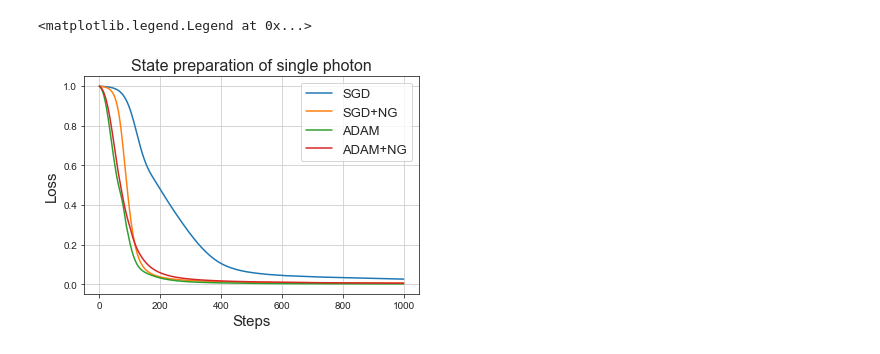
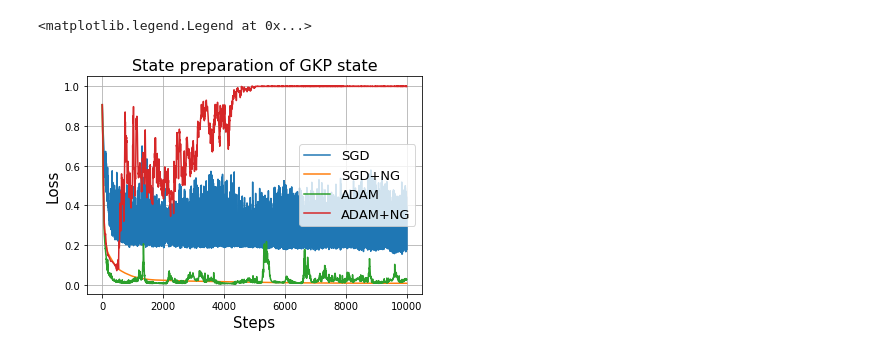
Before and after one commit to Miatto-research-group/Poenta, a Jupyter notebook: Untitled.ipynb, the cells around one changed output. Cells and saved outputs as stored; diff of their text form; code cells hidden in the pictures.

```diff
--- a/Untitled.ipynb
+++ b/Untitled.ipynb
@@ -12,8 +12,8 @@ target_out = single_photon(50)
 # %%
-device = Circuit(num_layers=10, num_modes=1, num_seed =665, dtype=tf.complex128)
+device = Circuit(num_layers=25, num_modes=1, num_seed =661, dtype=tf.complex128)
 tuple_in_out = (state_in,target_out),
 device.set_input_output_pairs(*tuple_in_out)
-device.optimize(steps=1000, optimizer="SGD", learning_rate=0.001, scheduler = True, nat_grad = False)
+device.optimize(steps=10000, optimizer="SGD", learning_rate=0.001, scheduler = False, nat_grad = False)
 losses0 = device._historycallback.losses
 # %% [output]
 [interactive output not drawn]
@@ -28,8 +21,8 @@ losses0 = device._historycallback.losses
 # %%
-device = Circuit(num_layers=10, num_modes=1, num_seed =665, dtype=tf.complex128)
+device = Circuit(num_layers=25, num_modes=1, num_seed =661, dtype=tf.complex128)
 tuple_in_out = (state_in,target_out),
 device.set_input_output_pairs(*tuple_in_out)
-device.optimize(steps=1000, optimizer="SGD", learning_rate=0.001, scheduler = True, nat_grad = True)
+device.optimize(steps=10000, optimizer="SGD", learning_rate=0.001, scheduler = False, nat_grad = True)
 losses1 = device._historycallback.losses
 # %% [output]
 [interactive output not drawn]
@@ -37,8 +30,8 @@ losses1 = device._historycallback.losses
 # %%
-device = Circuit(num_layers=10, num_modes=1, num_seed =665, dtype=tf.complex128)
+device = Circuit(num_layers=25, num_modes=1, num_seed =661, dtype=tf.complex128)
 tuple_in_out = (state_in,target_out),
 device.set_input_output_pairs(*tuple_in_out)
-device.optimize(steps=1000, optimizer="Adam", learning_rate=0.001, scheduler = True, nat_grad = False)
+device.optimize(steps=10000, optimizer="Adam", learning_rate=0.001, scheduler = False, nat_grad = False)
 losses2 = device._historycallback.losses
 # %% [output]
 [interactive output not drawn]
@@ -46,8 +39,8 @@ losses2 = device._historycallback.losses
 # %%
-device = Circuit(num_layers=10, num_modes=1, num_seed =665, dtype=tf.complex128)
+device = Circuit(num_layers=25, num_modes=1, num_seed =661, dtype=tf.complex128)
 tuple_in_out = (state_in,target_out),
 device.set_input_output_pairs(*tuple_in_out)
-device.optimize(steps=1000, optimizer="Adam", learning_rate=0.001, scheduler = True, nat_grad = True)
+device.optimize(steps=10000, optimizer="Adam", learning_rate=0.001, scheduler = False, nat_grad = True)
 losses3 = device._historycallback.losses
 # %% [output]
 [interactive output not drawn]
@@ -62,17 +55,17 @@ losses3 = device._historycallback.losses
 # %%
 plot0 = plt.plot(losses0)
 plot1 = plt.plot(losses1)
 plot2 = plt.plot(losses2)
 plot3 = plt.plot(losses3)
 plt.grid(True)
 plt.xlabel("Steps",fontsize=15)
 plt.ylabel("Loss",fontsize=15)
 #plt.title("Regulairzation=0.001, SGD, not fixed LR scheduler")
-plt.title("State preparation of single photon",fontsize=16)
+plt.title("State preparation of GKP state",fontsize=16)
 plt.legend((plot0[0],plot1[0],plot2[0],plot3[0]),("SGD","SGD+NG","ADAM","ADAM+NG"),fontsize=13)
 # %% [output]
 <matplotlib.legend.Legend at 0x...>
-[figure, old version]
+[figure, new version]
 # %%
 import seaborn as sns
 sns.set_style("ticks")
```
Also changed, not shown: parts of 7 cells of this notebook.
